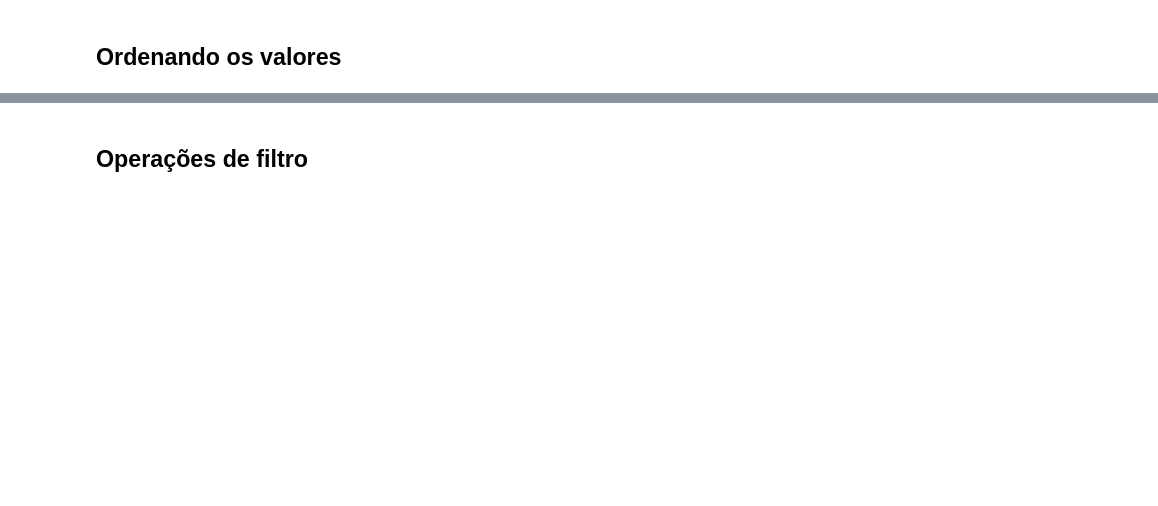
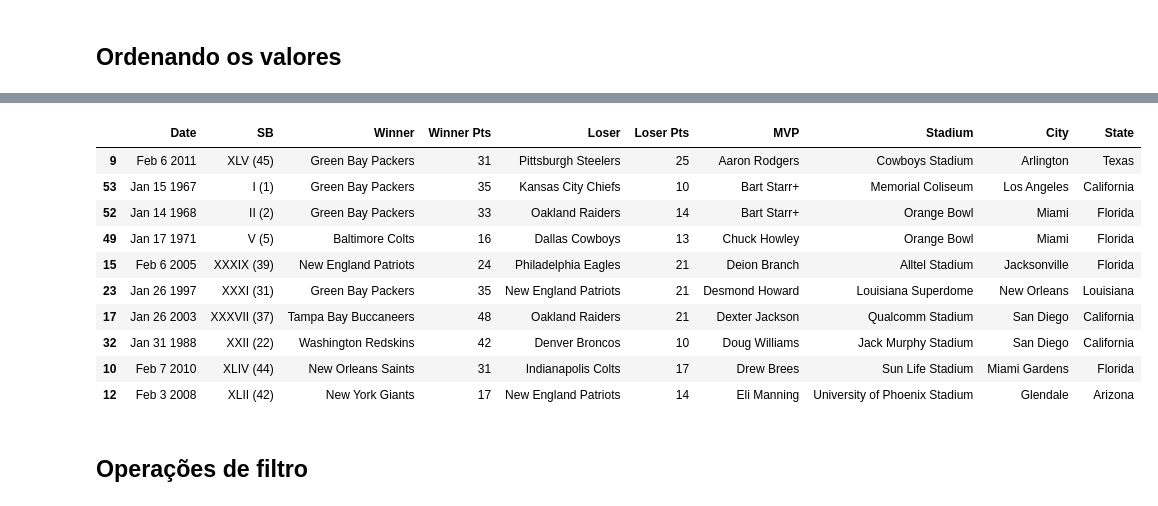
Before and after one commit to tafarelyan/aula-ETL, a Jupyter notebook: Aula 3 - Problemas nos dados.ipynb, the cells around one changed output, grey strips where cells are left out. Drawn from its saved outputs; the diff is of its cells as text; code cells hidden in the pictures; blank space fills up the shorter version.

```diff
--- a/Aula 3 - Problemas nos dados.ipynb
+++ b/Aula 3 - Problemas nos dados.ipynb
@@ -35,2 +157,17 @@ df.head()
+# %%
+ordenado = df.sort_values(by='MVP', ascending=True)
+ordenado.head(10)
+# %% [output]
+|  | Date | SB | Winner | Winner Pts | Loser | Loser Pts | MVP | Stadium | City | State |
+| 9 | Feb 6 2011 | XLV (45) | Green Bay Packers | 31 | Pittsburgh Steelers | 25 | Aaron Rodgers | Cowboys Stadium | Arlington | Texas |
+| 53 | Jan 15 1967 | I (1) | Green Bay Packers | 35 | Kansas City Chiefs | 10 | Bart Starr+ | Memorial Coliseum | Los Angeles | California |
+| 52 | Jan 14 1968 | II (2) | Green Bay Packers | 33 | Oakland Raiders | 14 | Bart Starr+ | Orange Bowl | Miami | Florida |
+| 49 | Jan 17 1971 | V (5) | Baltimore Colts | 16 | Dallas Cowboys | 13 | Chuck Howley | Orange Bowl | Miami | Florida |
+| 15 | Feb 6 2005 | XXXIX (39) | New England Patriots | 24 | Philadelphia Eagles | 21 | Deion Branch | Alltel Stadium | Jacksonville | Florida |
+| 23 | Jan 26 1997 | XXXI (31) | Green Bay Packers | 35 | New England Patriots | 21 | Desmond Howard | Louisiana Superdome | New Orleans | Louisiana |
+| 17 | Jan 26 2003 | XXXVII (37) | Tampa Bay Buccaneers | 48 | Oakland Raiders | 21 | Dexter Jackson | Qualcomm Stadium | San Diego | California |
+| 32 | Jan 31 1988 | XXII (22) | Washington Redskins | 42 | Denver Broncos | 10 | Doug Williams | Jack Murphy Stadium | San Diego | California |
+| 10 | Feb 7 2010 | XLIV (44) | New Orleans Saints | 31 | Indianapolis Colts | 17 | Drew Brees | Sun Life Stadium | Miami Gardens | Florida |
+| 12 | Feb 3 2008 | XLII (42) | New York Giants | 17 | New England Patriots | 14 | Eli Manning | University of Phoenix Stadium | Glendale | Arizona |
 # %% [markdown]
 ## Operações de filtro
```
Also changed, not shown: parts of 30 cells of this notebook.
